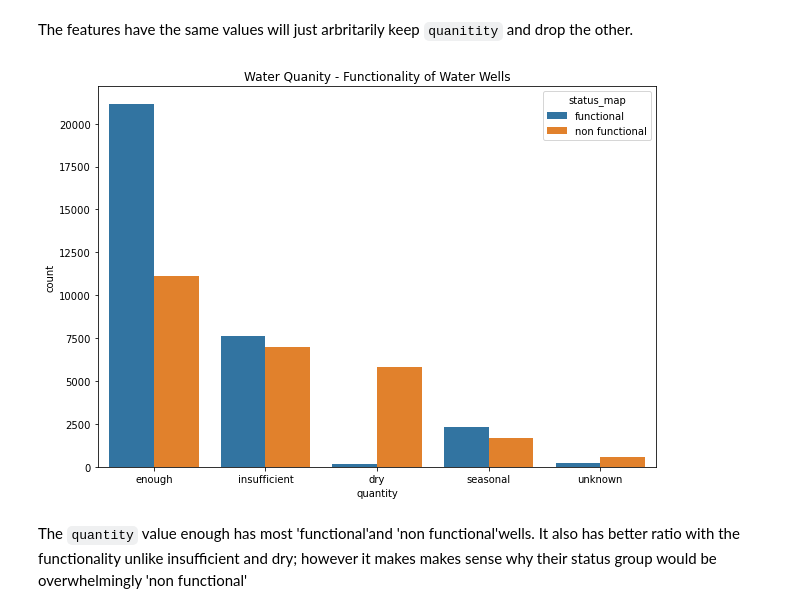
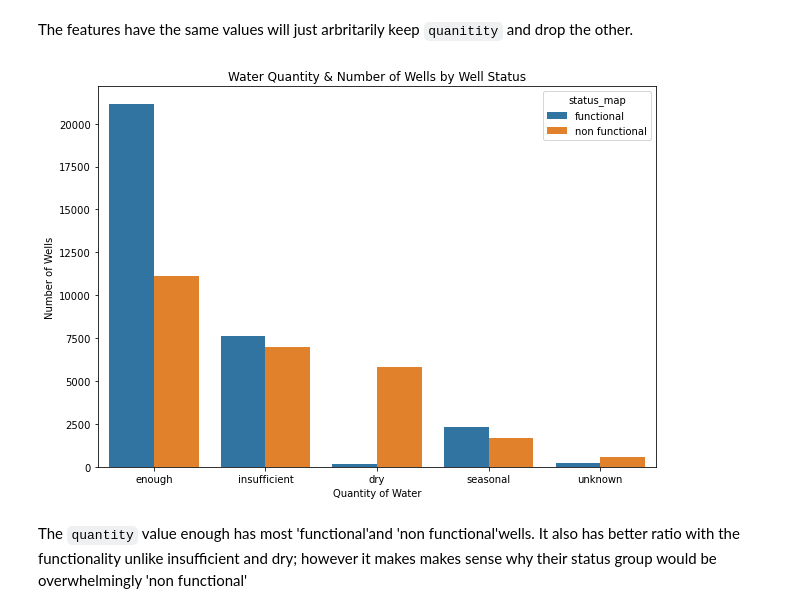
Before and after one commit to tvrjuana/tanzania-water-wells, a Jupyter notebook: water_wells_eda_modeling.ipynb, the cells around one changed output. Saved outputs shown, nothing was run; the diff lists cells and outputs as text; code cells hidden in the pictures.

```diff
--- a/water_wells_eda_modeling.ipynb
+++ b/water_wells_eda_modeling.ipynb
@@ -829,9 +834,11 @@ The features have the same values will just arbritarily keep `quanitity` and dro
 # %%
 plt.figure(figsize=(10,7))
 sns.countplot(data=df, x='quantity', hue='status_map')
-plt.title('Water Quanity - Functionality of Water Wells');
+plt.xlabel("Quantity of Water")
+plt.ylabel("Number of Wells")
+plt.title('Water Quantity & Number of Wells by Well Status');
 # %% [output]
-[figure, old version]
+[figure, new version]
 # %% [markdown]
 The `quantity` value enough has most 'functional'and  'non functional'wells. It also has better ratio with the functionality unlike insufficient and dry; however it makes makes sense why their status group would be overwhelmingly 'non functional'
 # %%
```
Also changed, not shown: parts of 53 cells of this notebook.
